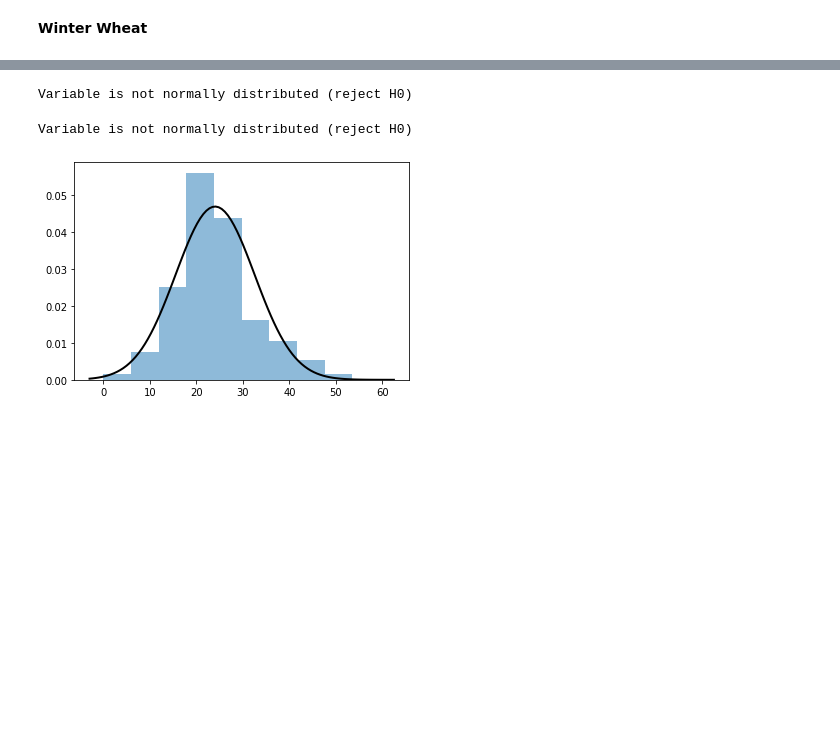
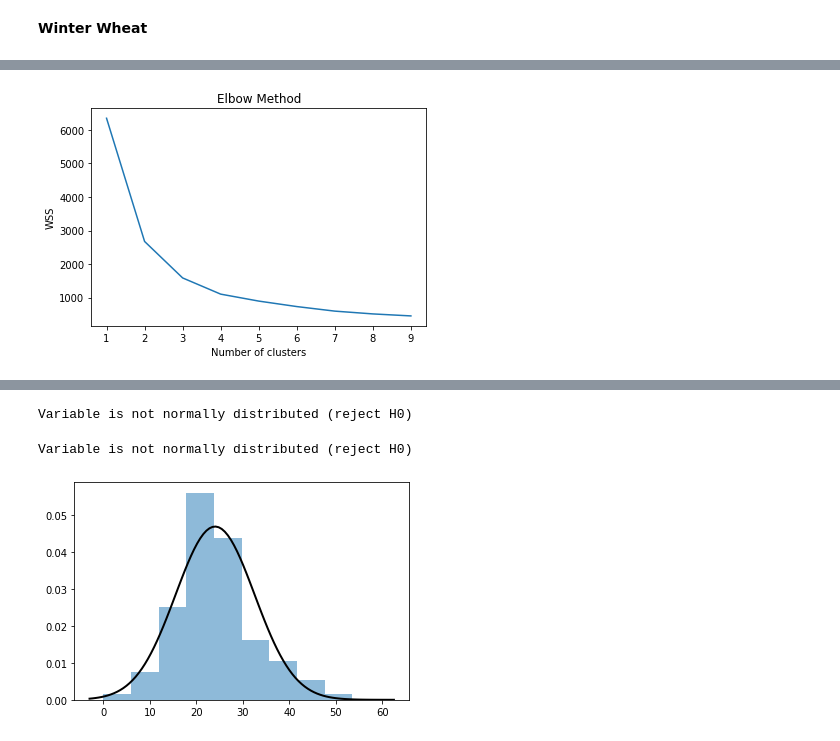
Before and after one commit to AnasIDS/Palette_Final_Project, a Jupyter notebook: Final Project.ipynb, the cells around one changed output, grey strips where cells are left out. Drawn from its saved outputs; the diff is of its cells as text; code cells hidden in the pictures; blank space fills up the shorter version.

```diff
--- a/Final Project.ipynb
+++ b/Final Project.ipynb
@@ -462,0 +498,15 @@ See the caveats in the documentation: https://pandas.pydata.org/pandas-docs/stab
+# %%
+wss = []
+data = result_ww[['Winter Wheat_mean', 'Winter Wheat_std']].values
+for k in range(1, 10):
+    kmeans = KMeans(n_clusters=k, random_state=0)
+    kmeans.fit(data)
+    wss.append(kmeans.inertia_)
+
+plt.plot(range(1, 10), wss)
+plt.title('Elbow Method')
+plt.xlabel('Number of clusters')
+plt.ylabel('WSS')
+plt.show()
+# %% [output]
+[figure, added]
```
Also changed, not shown: parts of 9 cells of this notebook.
